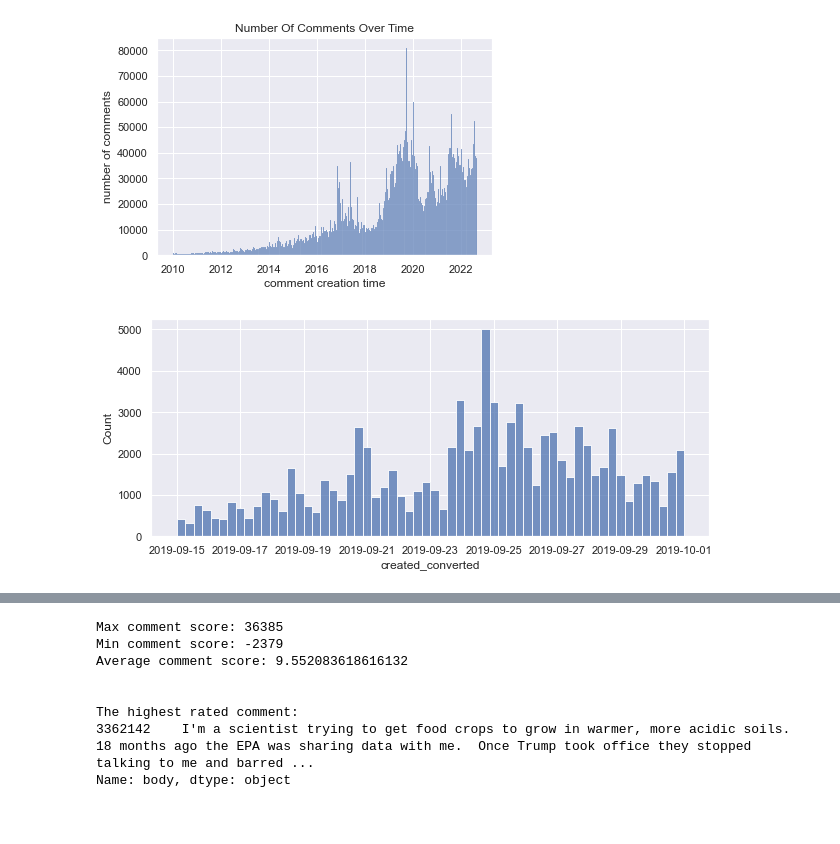
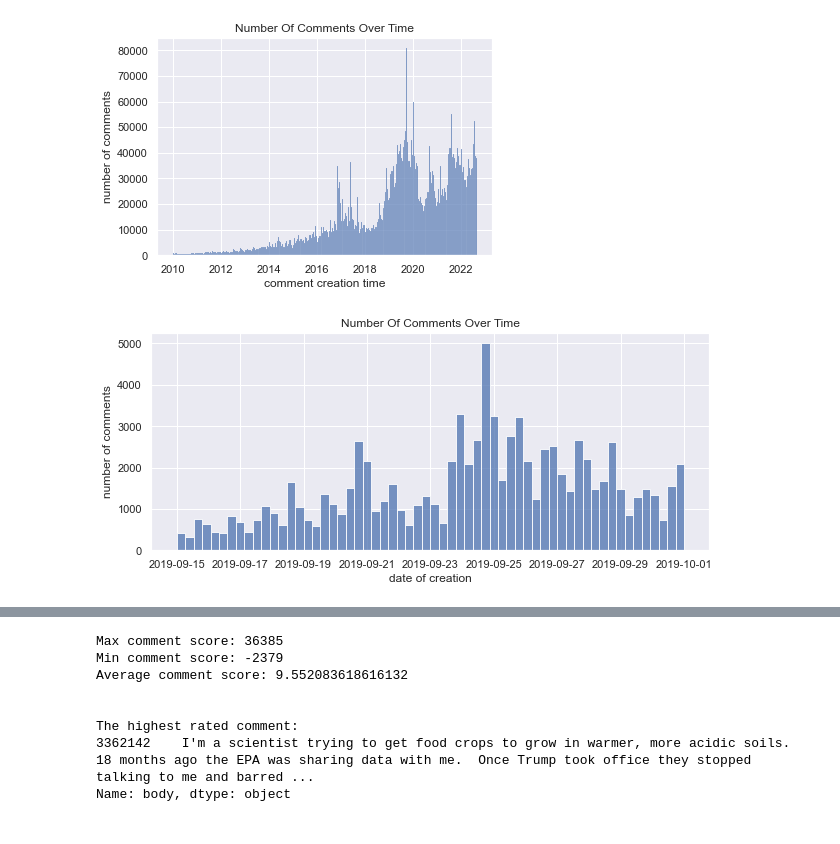
Before and after one commit to anjaghub/datascience_project_2023, a Jupyter notebook: reddit_climate_change.ipynb, the cells around one changed output, grey strips where cells are left out. Cells and saved outputs as stored; diff of their text form; code cells hidden in the pictures.

```diff
--- a/reddit_climate_change.ipynb
+++ b/reddit_climate_change.ipynb
@@ -117,10 +205,13 @@ plt.show()
 # %%
 # Understanding the peak
 peak_data_comments = raw_comments[(raw_comments['created_converted'] > '2019-09-15') & (raw_comments['created_converted'] <= '2019-10-01')]
 
 plt.figure(figsize=(10,4))
 sns.set(style="darkgrid")
 sns.histplot(data=peak_data_comments, x="created_converted")
+plt.title("Number Of Comments Over Time")
+plt.xlabel("date of creation")
+plt.ylabel("number of comments")
 plt.show()
 # %% [output]
-[figure, old version]
+[figure, new version]
```
Also changed, not shown: parts of 9 cells of this notebook.
